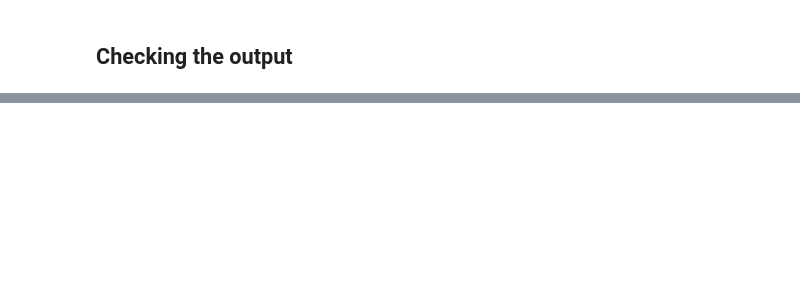
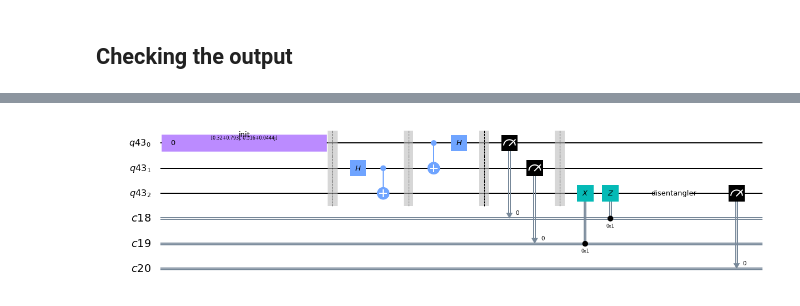
Before and after one commit to Sahel13/Qiskit-Protocols-And-Algorithms, a Jupyter notebook: QuantumTeleportation.ipynb, the cells around one changed output, grey strips where cells are left out. Saved outputs shown, nothing was run; the diff lists cells and outputs as text; code cells hidden in the pictures; blank space fills up the shorter version.

```diff
--- a/QuantumTeleportation.ipynb
+++ b/QuantumTeleportation.ipynb
@@ -95,0 +123,9 @@ plot_bloch_multivector(out_vector)
+# %%
+# Need to add a new ClassicalRegister
+# to see the result
+cr_result = ClassicalRegister(1)
+teleportation_circuit.add_register(cr_result)
+teleportation_circuit.measure(2,2)
+teleportation_circuit.draw(output='mpl')
+# %% [output]
+[figure, added]
```
Also changed, not shown: parts of 7 cells of this notebook, 1 other file.
